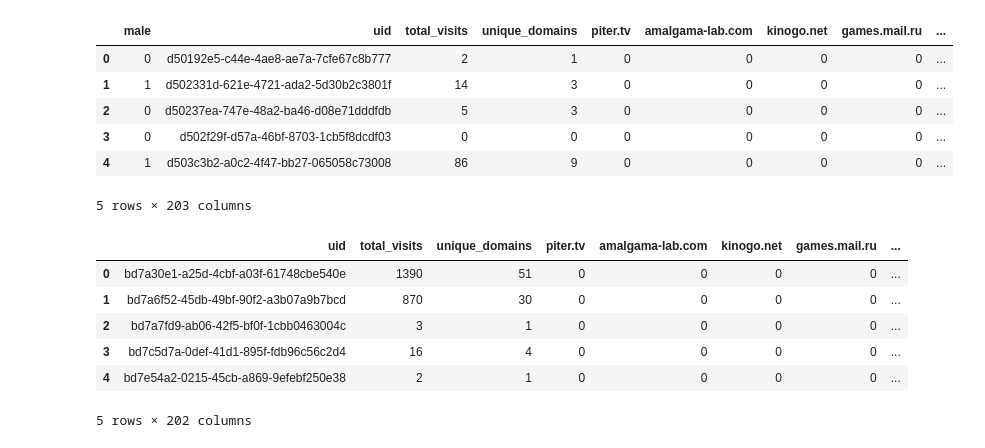
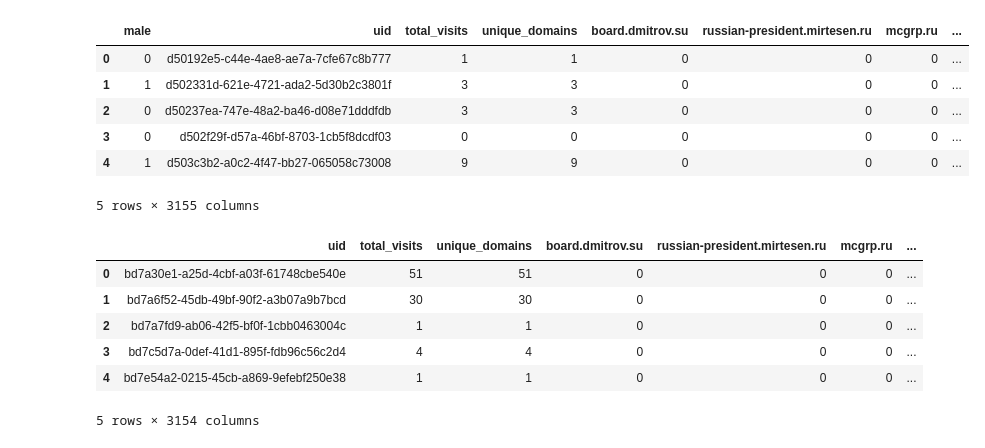
Before and after one commit to pvgladkov/BigData, a Jupyter notebook: lab_4/lab_4.ipynb, the cells around one changed output. Cells and saved outputs as stored; diff of their text form; code cells hidden in the pictures.

```diff
--- a/lab_4/lab_4.ipynb
+++ b/lab_4/lab_4.ipynb
@@ -3,16 +3,16 @@ import pandas as pd
 %matplotlib inline
 import matplotlib.pyplot as plt
 # %%
-train = pd.read_csv('data/train_2.csv')
+train = pd.read_csv('data/train_2_01.csv')
 train.head()
 # %% [output]
-|  | male | uid | total_visits | unique_domains | piter.tv | amalgama-lab.com | kinogo.net | games.mail.ru | ... |
-| 0 | 0 | d50192e5-c44e-4ae8-ae7a-7cfe67c8b777 | 2 | 1 | 0 | 0 | 0 | 0 | ... |
-| 1 | 1 | d502331d-621e-4721-ada2-5d30b2c3801f | 14 | 3 | 0 | 0 | 0 | 0 | ... |
-| 2 | 0 | d50237ea-747e-48a2-ba46-d08e71dddfdb | 5 | 3 | 0 | 0 | 0 | 0 | ... |
-| 3 | 0 | d502f29f-d57a-46bf-8703-1cb5f8dcdf03 | 0 | 0 | 0 | 0 | 0 | 0 | ... |
-| 4 | 1 | d503c3b2-a0c2-4f47-bb27-065058c73008 | 86 | 9 | 0 | 0 | 0 | 0 | ... |
+|  | male | uid | total_visits | unique_domains | board.dmitrov.su | russian-president.mirtesen.ru | mcgrp.ru | ... |
+| 0 | 0 | d50192e5-c44e-4ae8-ae7a-7cfe67c8b777 | 1 | 1 | 0 | 0 | 0 | ... |
+| 1 | 1 | d502331d-621e-4721-ada2-5d30b2c3801f | 3 | 3 | 0 | 0 | 0 | ... |
+| 2 | 0 | d50237ea-747e-48a2-ba46-d08e71dddfdb | 3 | 3 | 0 | 0 | 0 | ... |
+| 3 | 0 | d502f29f-d57a-46bf-8703-1cb5f8dcdf03 | 0 | 0 | 0 | 0 | 0 | ... |
+| 4 | 1 | d503c3b2-a0c2-4f47-bb27-065058c73008 | 9 | 9 | 0 | 0 | 0 | ... |
-5 rows × 203 columns
+5 rows × 3155 columns
 # %%
 # fig, axes = plt.subplots(ncols=2)
 # import numpy as np
@@ -24,16 +24,16 @@ train.head()
 # train.pivot_table('uid', ['unique_domains'], 'male', 'count').plot(ax=axes[1], title='unique_domains')
 # train.pivot_table('uid', 'total_visits', 'male', 'count').plot(kind='bar', stacked=True)
 # %%
-test = pd.read_csv('data/test_2.csv')
+test = pd.read_csv('data/test_2_01.csv')
 test.head()
 # %% [output]
-|  | uid | total_visits | unique_domains | piter.tv | amalgama-lab.com | kinogo.net | games.mail.ru | ... |
-| 0 | bd7a30e1-a25d-4cbf-a03f-61748cbe540e | 1390 | 51 | 0 | 0 | 0 | 0 | ... |
-| 1 | bd7a6f52-45db-49bf-90f2-a3b07a9b7bcd | 870 | 30 | 0 | 0 | 0 | 0 | ... |
-| 2 | bd7a7fd9-ab06-42f5-bf0f-1cbb0463004c | 3 | 1 | 0 | 0 | 0 | 0 | ... |
-| 3 | bd7c5d7a-0def-41d1-895f-fdb96c56c2d4 | 16 | 4 | 0 | 0 | 0 | 0 | ... |
-| 4 | bd7e54a2-0215-45cb-a869-9efebf250e38 | 2 | 1 | 0 | 0 | 0 | 0 | ... |
+|  | uid | total_visits | unique_domains | board.dmitrov.su | russian-president.mirtesen.ru | mcgrp.ru | ... |
+| 0 | bd7a30e1-a25d-4cbf-a03f-61748cbe540e | 51 | 51 | 0 | 0 | 0 | ... |
+| 1 | bd7a6f52-45db-49bf-90f2-a3b07a9b7bcd | 30 | 30 | 0 | 0 | 0 | ... |
+| 2 | bd7a7fd9-ab06-42f5-bf0f-1cbb0463004c | 1 | 1 | 0 | 0 | 0 | ... |
+| 3 | bd7c5d7a-0def-41d1-895f-fdb96c56c2d4 | 4 | 4 | 0 | 0 | 0 | ... |
+| 4 | bd7e54a2-0215-45cb-a869-9efebf250e38 | 1 | 1 | 0 | 0 | 0 | ... |
-5 rows × 202 columns
+5 rows × 3154 columns
 # %%
 from sklearn import cross_validation, svm
 from sklearn.neighbors import KNeighborsClassifier
```
Also changed, not shown: parts of 5 cells of this notebook, 1 other file.
